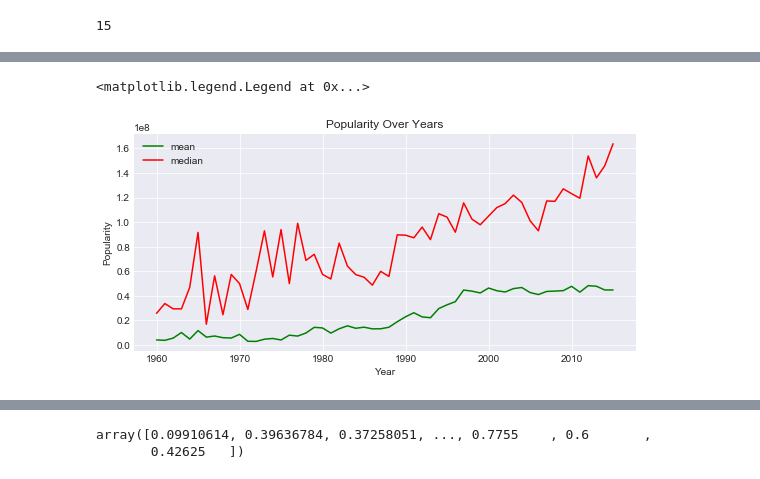
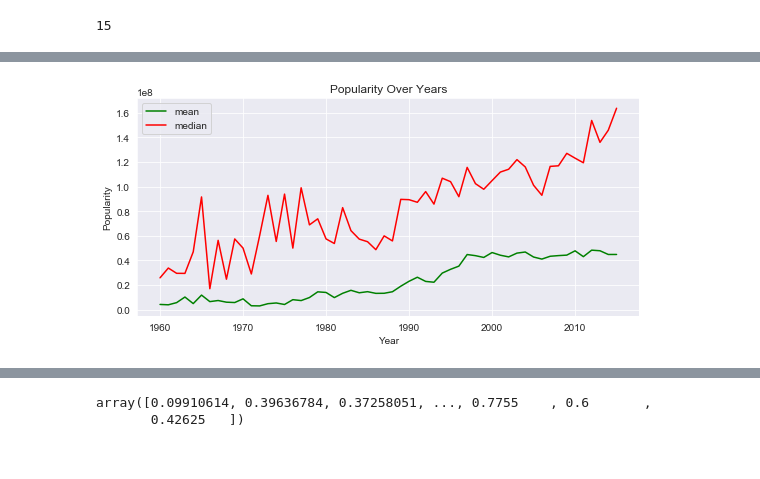
Before and after one commit to Steve-Choi/DAND, a Jupyter notebook: tmdb_project.ipynb, the cells around one changed output, grey strips where cells are left out. Saved outputs shown, nothing was run; the diff lists cells and outputs as text; code cells hidden in the pictures.

```diff
--- a/tmdb_project.ipynb
+++ b/tmdb_project.ipynb
@@ -273,0 +273,3 @@ df.head(3)
+# %%
+# add 'break_even' column. 'yes' if 'revenue' is greater or equal to twice the budget, else 'no'
+df.insert(8,'break_even', np.where(df['revenue']>=df['budget']*2,'yes','no'))
@@ -342,6 +348,0 @@ dtype: int64
-# %%
-# add 'profit' column after revenue column
-df.insert(4,'profit', df['revenue']-df['budget'])
-# %%
-# add 'break_even' column. 'yes' if 'revenue' is greater or equal to twice the budget, else 'no'
-df.insert(5,'break_even', np.where(df['revenue']>=df['budget']*2,'yes','no'))
@@ -435,22 +455,23 @@ df.describe()
+# %%
+df_mean = df.groupby('release_year').mean()[['budget','revenue']]
 # %%
 #set x, y axis data
 #x1, y1 for mean data; x2, y2 for median data
-x1, y1, y2 = df1_mean.index, df1_mean.budget, df1_mean.revenue
+x1, y1, y2 = df_mean.index, df_mean.budget, df_mean.revenue
 
 #set size
 plt.figure(figsize=(9, 4))
 #plot line chart for mean and median
 plt.plot(x1, y1, color = 'g', label = 'mean')
 plt.plot(x1, y2, color = 'r', label = 'median')
 #set title and labels
 plt.title('Popularity Over Years')
 plt.xlabel('Year')
 plt.ylabel('Popularity');
 #set legend
-plt.legend(loc='upper left')
+plt.legend(loc='upper left');
 # %% [output]
-<matplotlib.legend.Legend at 0x...>
-[figure, old version]
+[figure, new version]
 # %%
 df.hist(figsize=(12, 12));
 # %% [output]
```
Also changed, not shown: parts of 42 cells of this notebook, 1 other file.
